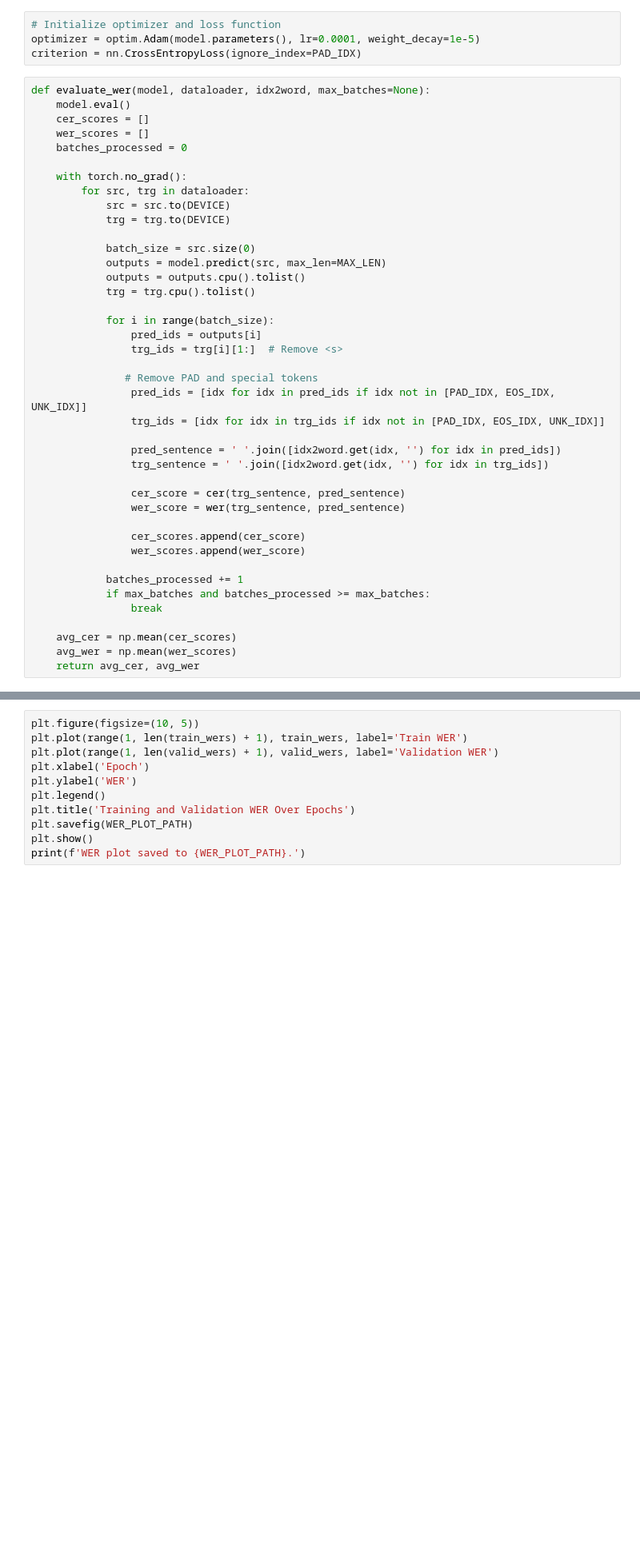
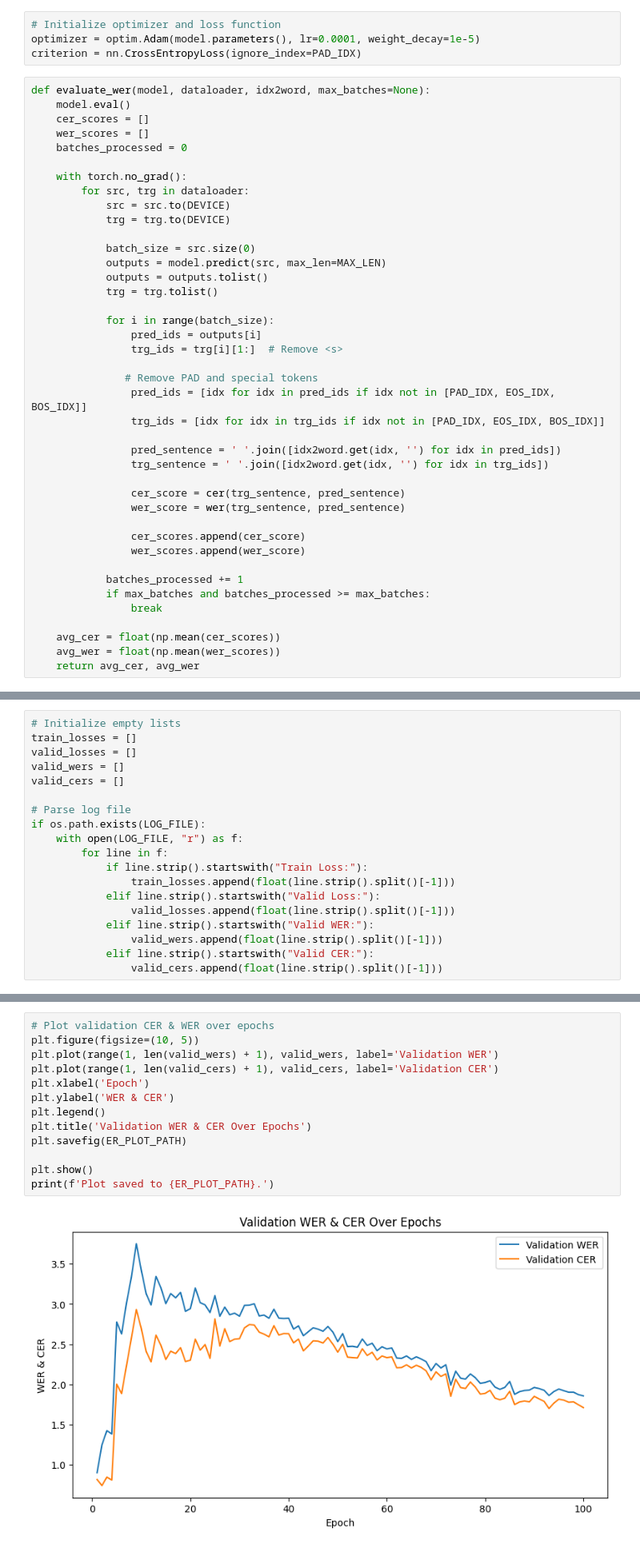
Before and after one commit to AAEA132/informal_to_formal, a Jupyter notebook: word/lstm_word.ipynb, the cells around one changed output, grey strips where cells are left out. Shown at 80% size. Cells and saved outputs as stored; diff of their text form; blank space fills up the shorter version.

```diff
--- a/word/lstm_word.ipynb
+++ b/word/lstm_word.ipynb
@@ -279,16 +341,16 @@ def evaluate_wer(model, dataloader, idx2word, max_batches=None):
 
             batch_size = src.size(0)
             outputs = model.predict(src, max_len=MAX_LEN)
-            outputs = outputs.cpu().tolist()
-            trg = trg.cpu().tolist()
+            outputs = outputs.tolist()
+            trg = trg.tolist()
 
             for i in range(batch_size):
                 pred_ids = outputs[i]
                 trg_ids = trg[i][1:]  # Remove <s>
 
                # Remove PAD and special tokens
-                pred_ids = [idx for idx in pred_ids if idx not in [PAD_IDX, EOS_IDX, UNK_IDX]]
-                trg_ids = [idx for idx in trg_ids if idx not in [PAD_IDX, EOS_IDX, UNK_IDX]]
+                pred_ids = [idx for idx in pred_ids if idx not in [PAD_IDX, EOS_IDX, BOS_IDX]]
+                trg_ids = [idx for idx in trg_ids if idx not in [PAD_IDX, EOS_IDX, BOS_IDX]]
 
                 pred_sentence = ' '.join([idx2word.get(idx, '') for idx in pred_ids])
                 trg_sentence = ' '.join([idx2word.get(idx, '') for idx in trg_ids])
@@ -303,7 +365,7 @@ def evaluate_wer(model, dataloader, idx2word, max_batches=None):
             if max_batches and batches_processed >= max_batches:
                 break
 
-    avg_cer = np.mean(cer_scores)
-    avg_wer = np.mean(wer_scores)
+    avg_cer = float(np.mean(cer_scores))
+    avg_wer = float(np.mean(wer_scores))
     return avg_cer, avg_wer
 # %%
@@ -417 +579,20 @@ for epoch in range(1, N_EPOCHS + 1):
+# %%
+# Initialize empty lists
+train_losses = []
+valid_losses = []
+valid_wers = []
+valid_cers = []
+
+# Parse log file
+if os.path.exists(LOG_FILE):
+    with open(LOG_FILE, "r") as f:
+        for line in f:
+            if line.strip().startswith("Train Loss:"):
+                train_losses.append(float(line.strip().split()[-1]))
+            elif line.strip().startswith("Valid Loss:"):
+                valid_losses.append(float(line.strip().split()[-1]))
+            elif line.strip().startswith("Valid WER:"):
+                valid_wers.append(float(line.strip().split()[-1]))
+            elif line.strip().startswith("Valid CER:"):
+                valid_cers.append(float(line.strip().split()[-1]))
 # %%
@@ -429,11 +613,15 @@ print(f'Loss plot saved to {LOSS_PLOT_PATH}.')
 # %%
+# Plot validation CER & WER over epochs
 plt.figure(figsize=(10, 5))
-plt.plot(range(1, len(train_wers) + 1), train_wers, label='Train WER')
 plt.plot(range(1, len(valid_wers) + 1), valid_wers, label='Validation WER')
+plt.plot(range(1, len(valid_cers) + 1), valid_cers, label='Validation CER')
 plt.xlabel('Epoch')
-plt.ylabel('WER')
+plt.ylabel('WER & CER')
 plt.legend()
-plt.title('Training and Validation WER Over Epochs')
-plt.savefig(WER_PLOT_PATH)
+plt.title('Validation WER & CER Over Epochs')
+plt.savefig(ER_PLOT_PATH)
+
 plt.show()
-print(f'WER plot saved to {WER_PLOT_PATH}.')
+print(f'Plot saved to {ER_PLOT_PATH}.')
+# %% [output]
+[figure, added]
```
Also changed, not shown: parts of 26 cells of this notebook, 1 other file.
